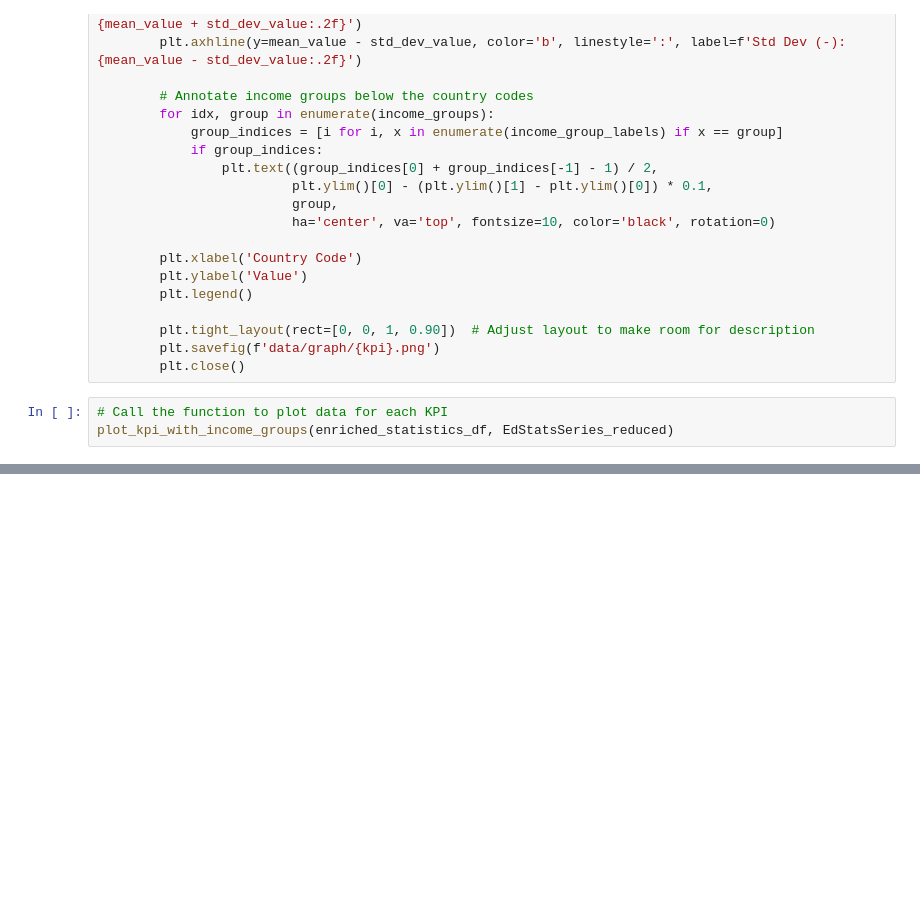
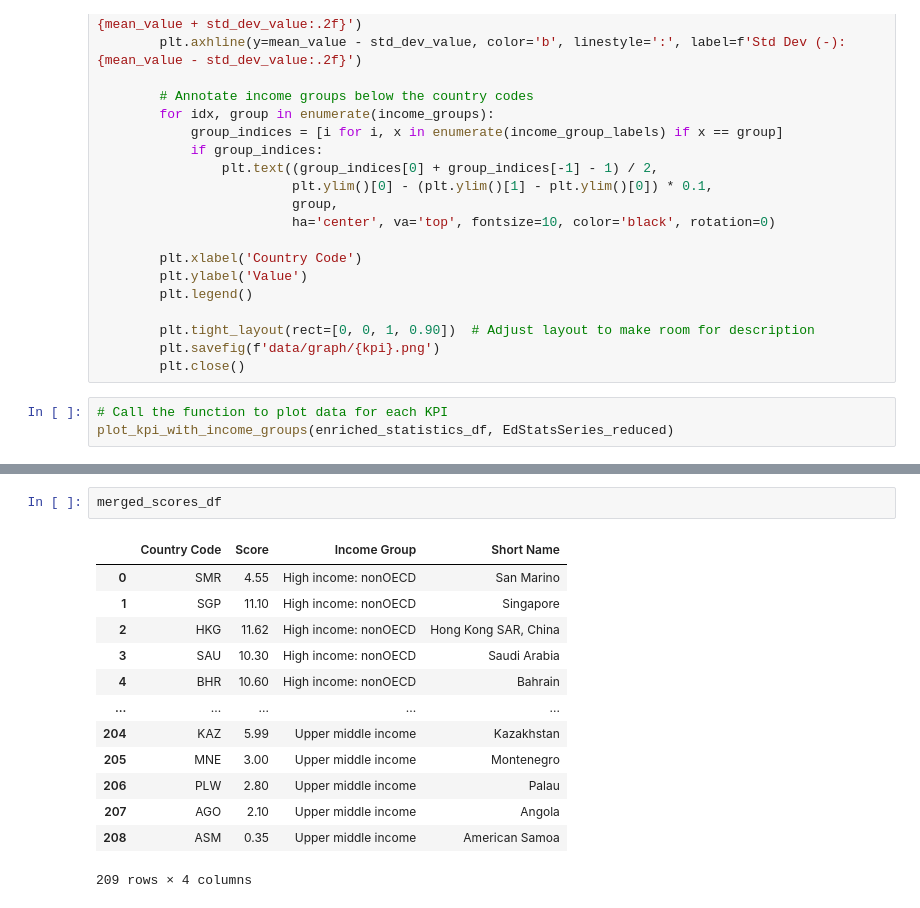
Before and after one commit to Najia-afk/mission2, a Jupyter notebook: Mission2.ipynb, the cells around one changed output, grey strips where cells are left out. Saved outputs shown, nothing was run; the diff lists cells and outputs as text; blank space fills up the shorter version.

```diff
--- a/Mission2.ipynb
+++ b/Mission2.ipynb
@@ -799,0 +872,16 @@ create_styled_table(combined_latest_values)
+# %%
+merged_scores_df
+# %% [output]
+|  | Country Code | Score | Income Group | Short Name |
+| 0 | SMR | 4.55 | High income: nonOECD | San Marino |
+| 1 | SGP | 11.10 | High income: nonOECD | Singapore |
+| 2 | HKG | 11.62 | High income: nonOECD | Hong Kong SAR, China |
+| 3 | SAU | 10.30 | High income: nonOECD | Saudi Arabia |
+| 4 | BHR | 10.60 | High income: nonOECD | Bahrain |
+| ... | ... | ... | ... | ... |
+| 204 | KAZ | 5.99 | Upper middle income | Kazakhstan |
+| 205 | MNE | 3.00 | Upper middle income | Montenegro |
+| 206 | PLW | 2.80 | Upper middle income | Palau |
+| 207 | AGO | 2.10 | Upper middle income | Angola |
+| 208 | ASM | 0.35 | Upper middle income | American Samoa |
+209 rows × 4 columns
```
Also changed, not shown: parts of 10 cells of this notebook.
